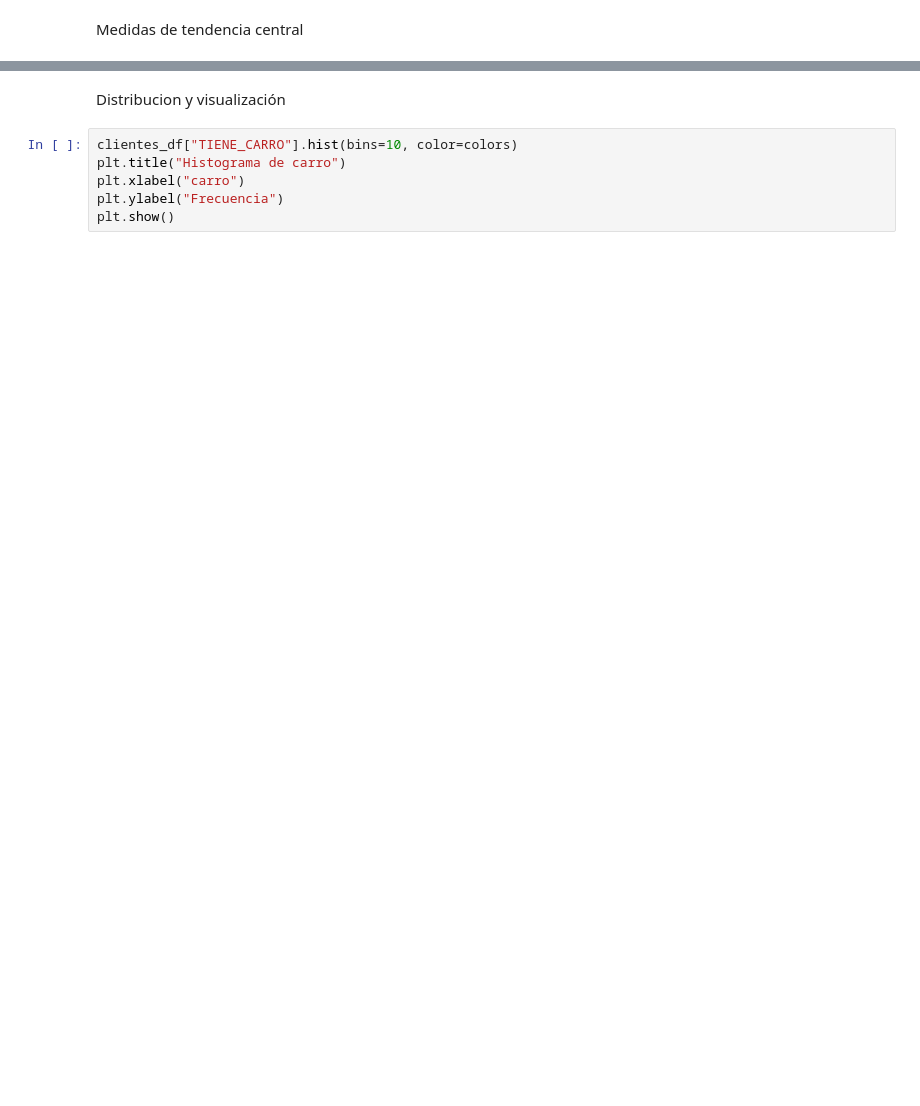
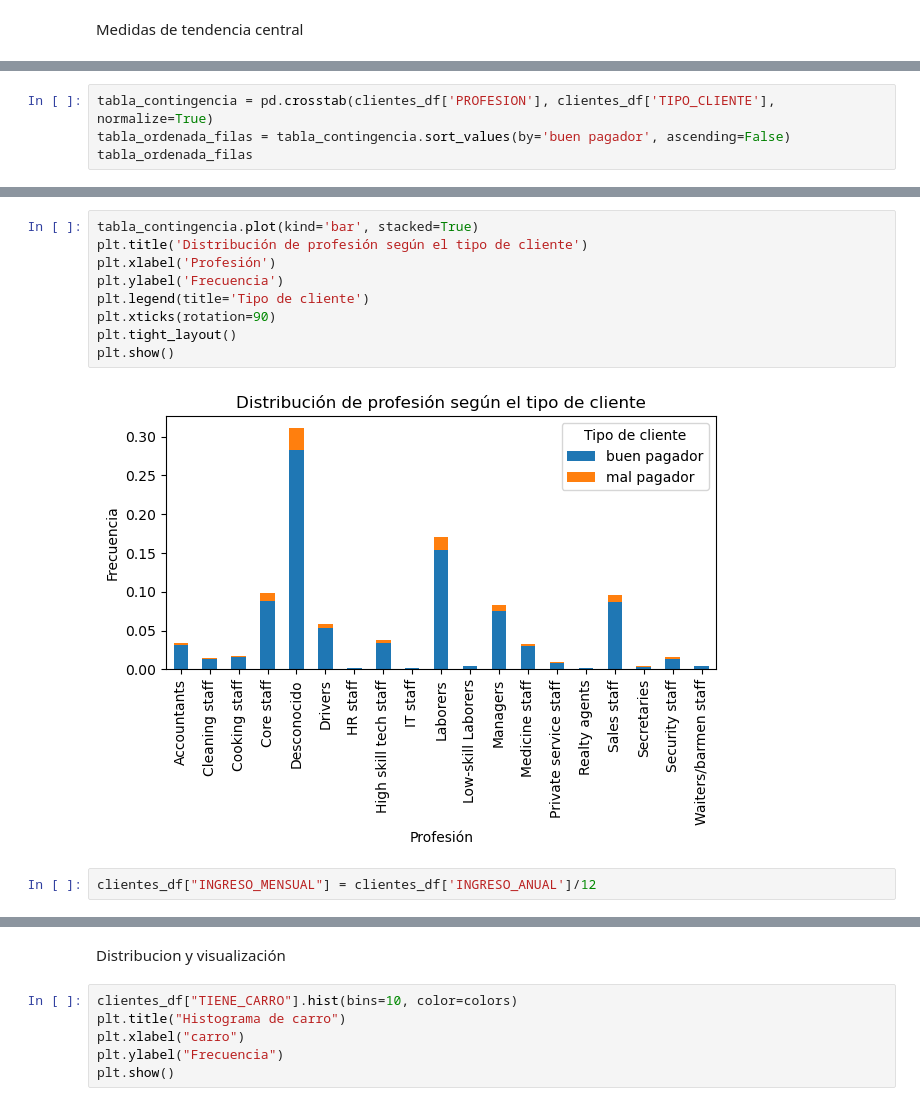
Before and after one commit to ajalca/cbe_customer_classification, a Jupyter notebook: VISA - Grupo 5.ipynb, the cells around one changed output, grey strips where cells are left out. Cells and saved outputs as stored; diff of their text form; blank space fills up the shorter version.

```diff
--- a/VISA - Grupo 5.ipynb
+++ b/VISA - Grupo 5.ipynb
@@ -574,0 +634,4 @@ colors=(0.1, 0.2, 0.5, 0.95)
+# %%
+tabla_contingencia = pd.crosstab(clientes_df['PROFESION'], clientes_df['TIPO_CLIENTE'], normalize=True)
+tabla_ordenada_filas = tabla_contingencia.sort_values(by='buen pagador', ascending=False)
+tabla_ordenada_filas
@@ -574,0 +679,13 @@ colors=(0.1, 0.2, 0.5, 0.95)
+# %%
+tabla_contingencia.plot(kind='bar', stacked=True)
+plt.title('Distribución de profesión según el tipo de cliente')
+plt.xlabel('Profesión')
+plt.ylabel('Frecuencia')
+plt.legend(title='Tipo de cliente')
+plt.xticks(rotation=90)
+plt.tight_layout()
+plt.show()
+# %% [output]
+[figure, added]
+# %%
+clientes_df["INGRESO_MENSUAL"] = clientes_df['INGRESO_ANUAL']/12
```
Also changed, not shown: parts of 47 cells of this notebook.
